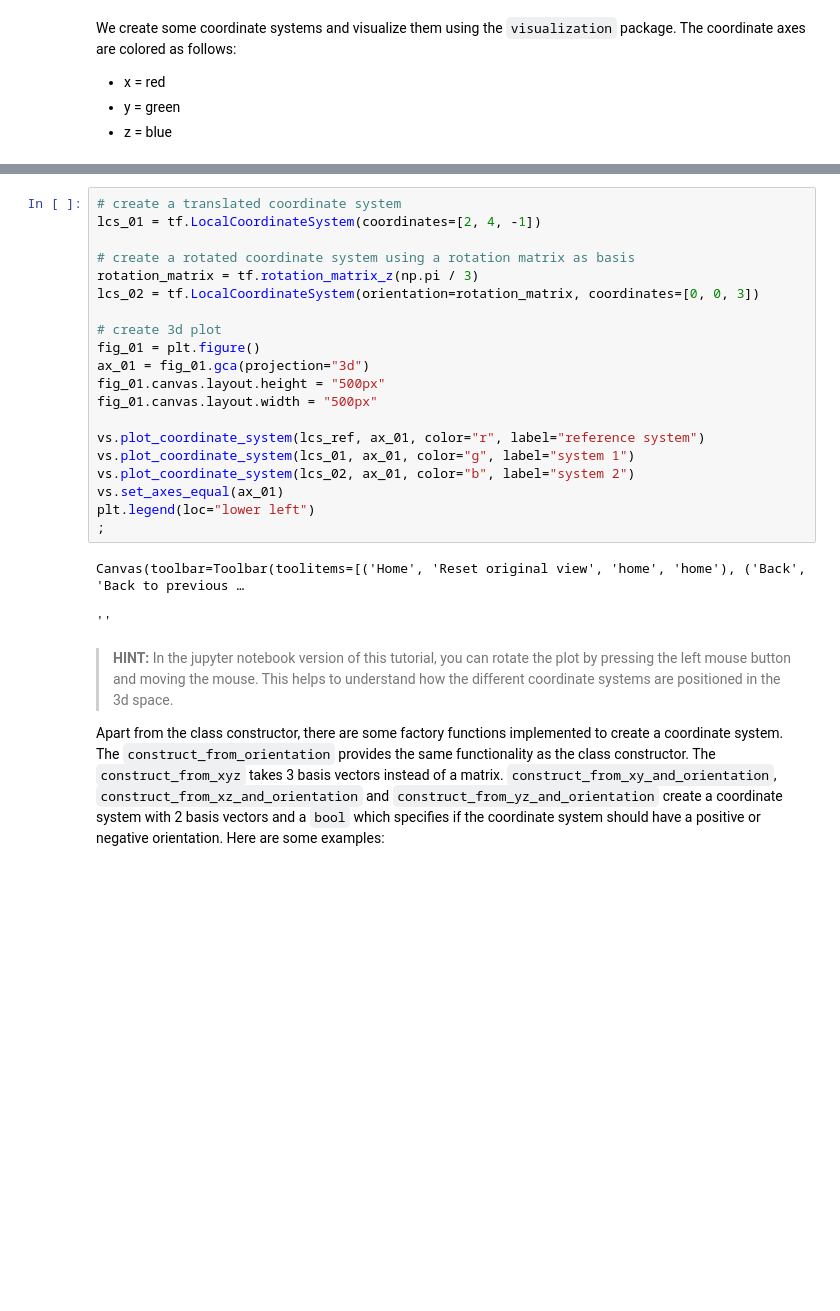
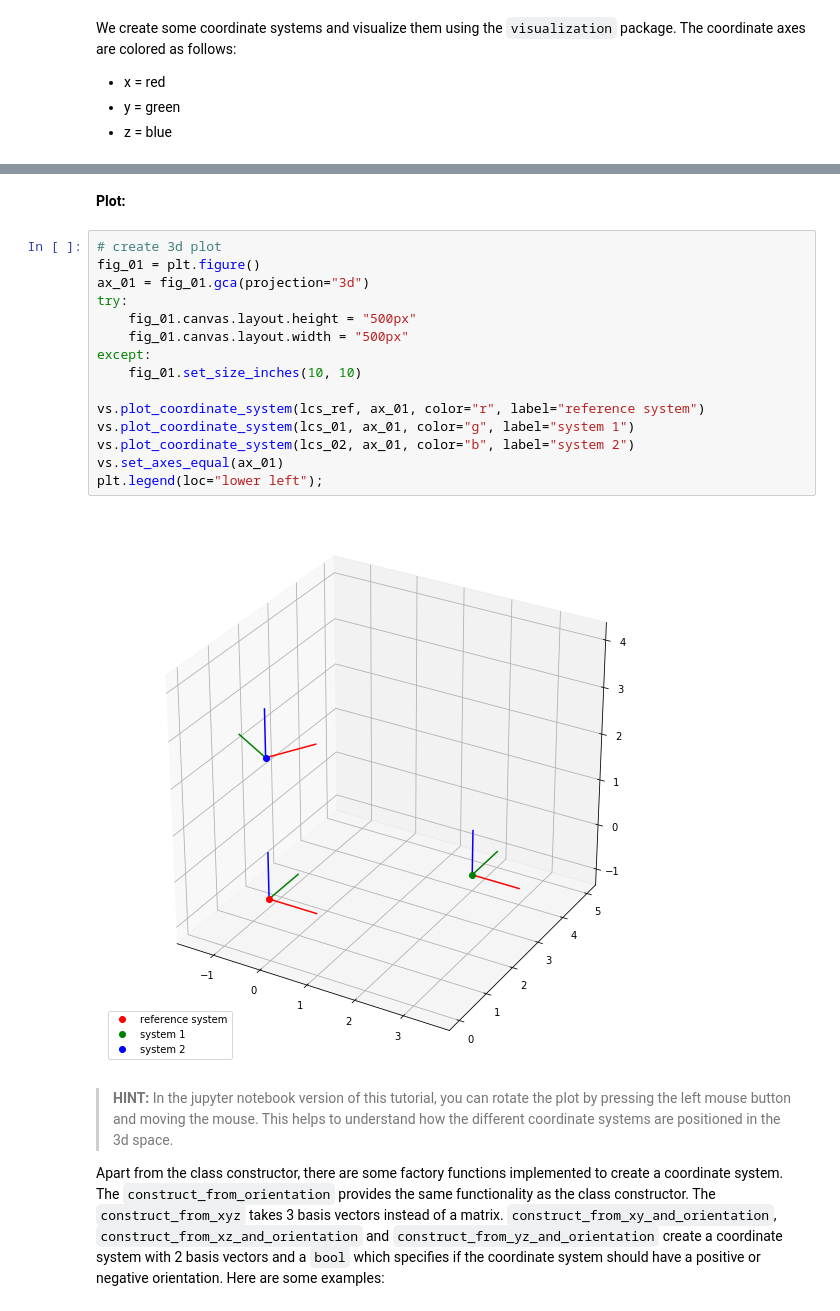
Before and after one commit to BAMWelDX/weldx, a Jupyter notebook: tutorials/transformations_01_coordinate_systems.ipynb, the cells around one changed output, grey strips where cells are left out. Drawn from its saved outputs; the diff is of its cells as text; blank space fills up the shorter version.

Commit message:
Hide plotting code

```diff
--- a/tutorials/transformations_01_coordinate_systems.ipynb
+++ b/tutorials/transformations_01_coordinate_systems.ipynb
@@ -36,26 +47,22 @@ We create some coordinate systems and visualize them using the `visualization` p
+# %% [markdown]
+**Plot:**
 # %%
-# create a translated coordinate system
-lcs_01 = tf.LocalCoordinateSystem(coordinates=[2, 4, -1])
-
-# create a rotated coordinate system using a rotation matrix as basis
-rotation_matrix = tf.rotation_matrix_z(np.pi / 3)
-lcs_02 = tf.LocalCoordinateSystem(orientation=rotation_matrix, coordinates=[0, 0, 3])
-
 # create 3d plot
 fig_01 = plt.figure()
 ax_01 = fig_01.gca(projection="3d")
-fig_01.canvas.layout.height = "500px"
-fig_01.canvas.layout.width = "500px"
+try:
+    fig_01.canvas.layout.height = "500px"
+    fig_01.canvas.layout.width = "500px"
+except:
+    fig_01.set_size_inches(10, 10)
 
 vs.plot_coordinate_system(lcs_ref, ax_01, color="r", label="reference system")
 vs.plot_coordinate_system(lcs_01, ax_01, color="g", label="system 1")
 vs.plot_coordinate_system(lcs_02, ax_01, color="b", label="system 2")
 vs.set_axes_equal(ax_01)
-plt.legend(loc="lower left")
-;
+plt.legend(loc="lower left");
 # %% [output]
-Canvas(toolbar=Toolbar(toolitems=[('Home', 'Reset original view', 'home', 'home'), ('Back', 'Back to previous …
-''
+[figure, added]
 # %% [markdown]
 > **HINT:** In the jupyter notebook version of this tutorial, you can rotate the plot by pressing the left mouse button and moving the mouse. This helps to understand how the different coordinate systems are positioned in the 3d space.
 
```
Also changed, not shown: parts of 27 cells of this notebook.
